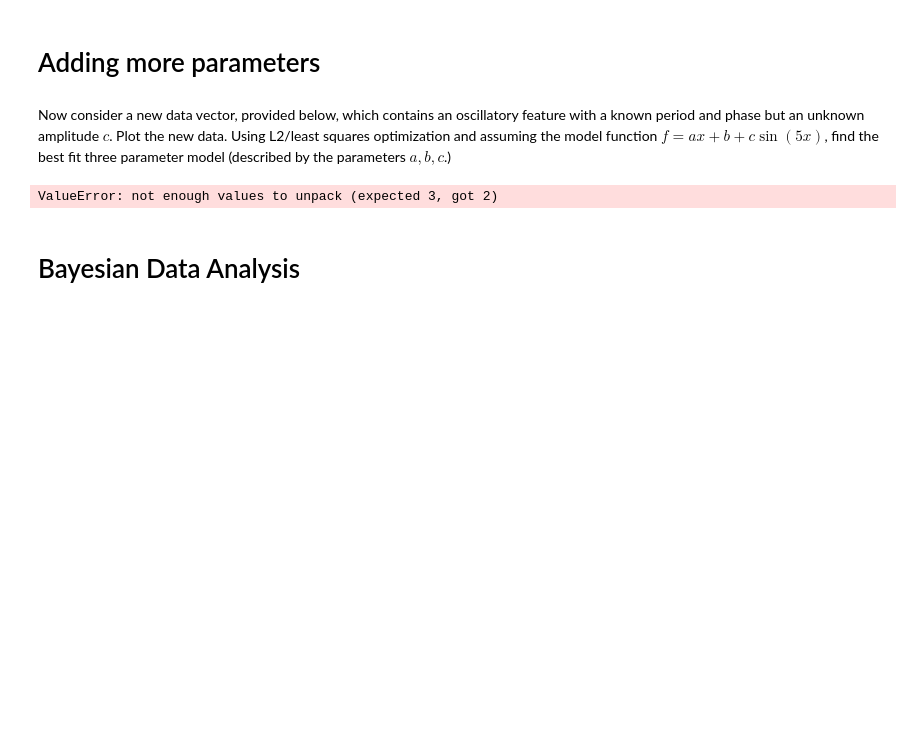
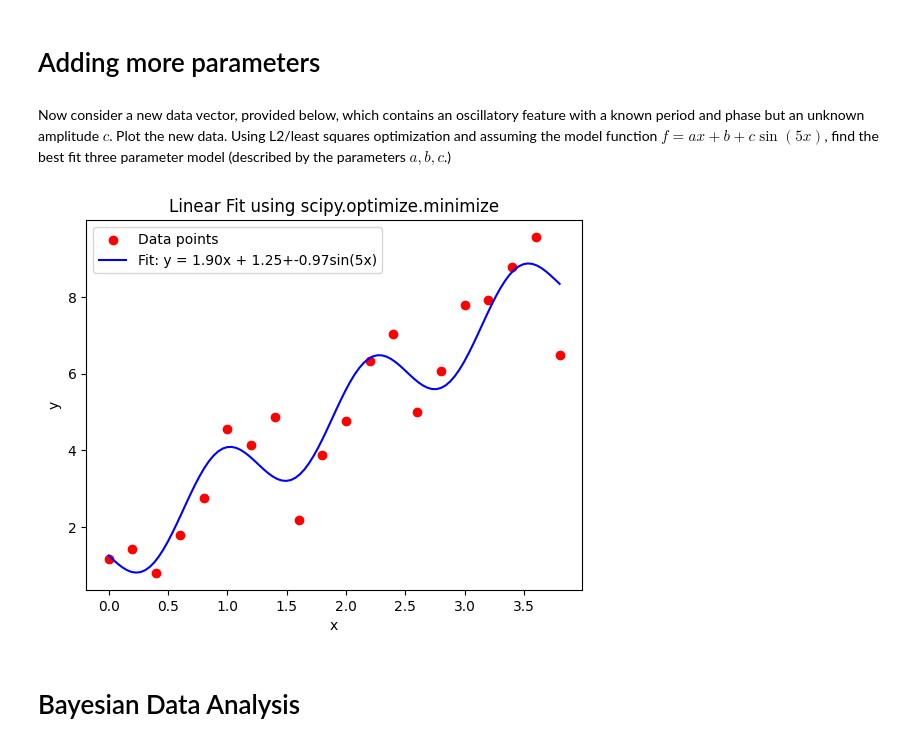
Before and after one commit to rajeevparmar308/nodejs-web-server, a Jupyter notebook: courseInfosysNotebookFinal2025.ipynb, the cells around one changed output. Drawn from its saved outputs; the diff is of its cells as text; code cells hidden in the pictures; blank space fills up the shorter version.

```diff
--- a/courseInfosysNotebookFinal2025.ipynb
+++ b/courseInfosysNotebookFinal2025.ipynb
@@ -59,36 +59,36 @@ Now consider a new data vector, provided below, which contains an oscillatory fe
 # %%
 #new data vector with oscillatory feature
 xarray = numpy.arange(20.)/5
 yarray = numpy.array([1.16100793, 1.42923794, 0.80093107, 1.78104663, 2.75986525, 4.56330262,
  4.1477148,  4.85440368, 2.17825072, 3.86503213, 4.77178222, 6.33519865,
  7.04268761, 4.99445856, 6.05725901, 7.79426178, 7.9263877,  8.77436701,
  9.56089799, 6.47543553])
 
 def loss2(coeff,xarray,yarray):
   a2,b2,c2 = coeff
   y_pred = a2*xarray + b2 + c2*numpy.sin(5*xarray)
   return numpy.sum((yarray - y_pred) ** 2)
 
 from scipy.optimize import minimize
 
-start = [1.,1.]
+start = [1.,1.,1.]
 
-minimum2 = minimize(loss,x0=start,args=(xarray,yarray),method='BFGS')
-a2,b2,c2 = minimum.x
+minimum2 = minimize(loss2,x0=start,args=(xarray,yarray),method='BFGS')
+a2,b2,c2 = minimum2.x
 #first parameter minimum.x[0], second minimum.x[1] etc.
 plt.scatter(xarray, yarray, color="red", label="Data points")
 
 x_line = numpy.linspace(min(xarray), max(xarray), 100)
-y_line3 = a2 * x_line + b2 + c2*numpy.sin(5*x_line)
-plt.plot(x_line, y_line3, color="blue", label=f"Fit: y = {a2:.2f}x + {b2:.2f}+{c2:.2f}sin(5x)")
+y_line2 = a2 * x_line + b2 + c2*numpy.sin(5*x_line)
+plt.plot(x_line, y_line2, color="blue", label=f"Fit: y = {a2:.2f}x + {b2:.2f}+{c2:.2f}sin(5x)")
 
 plt.xlabel("x")
 plt.ylabel("y")
 plt.legend()
 plt.title("Linear Fit using scipy.optimize.minimize")
 plt.show()
 # %% [output]
-ValueError: not enough values to unpack (expected 3, got 2)
+[figure, added]
 # %% [markdown]
 
 # Bayesian Data Analysis
```
